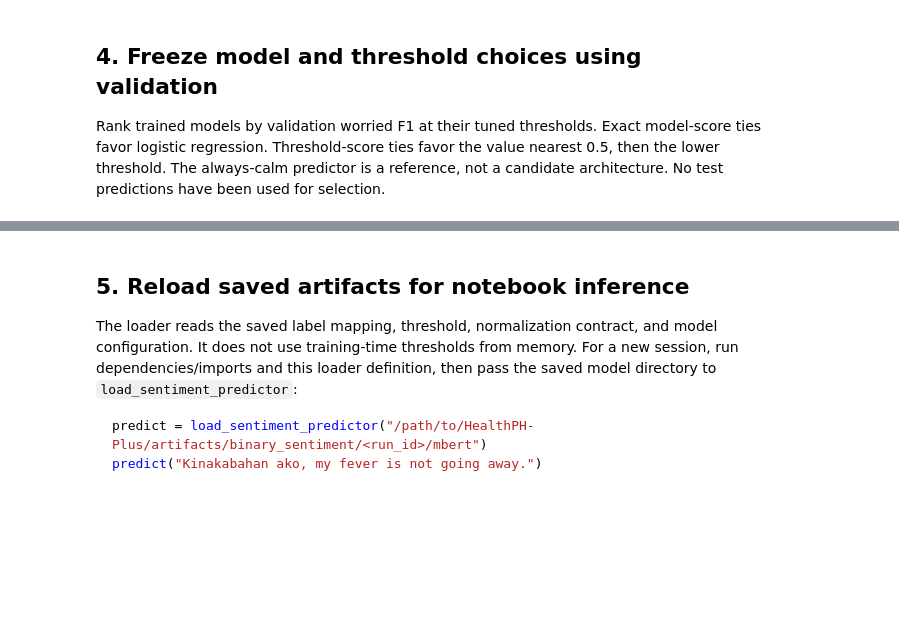
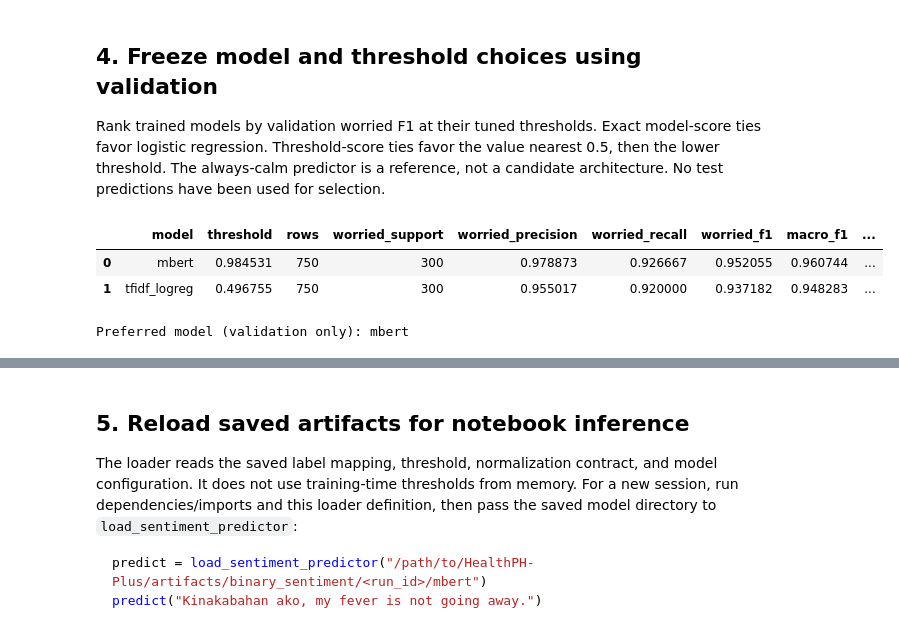
Before and after one commit to healthph-plus/HealthPH-Plus, a Jupyter notebook: notebooks/05_binary_sentiment_mbert.ipynb, the cells around one changed output, grey strips where cells are left out. Cells and saved outputs as stored; diff of their text form; code cells hidden in the pictures; blank space fills up the shorter version.

```diff
--- a/notebooks/05_binary_sentiment_mbert.ipynb
+++ b/notebooks/05_binary_sentiment_mbert.ipynb
@@ -559,27 +597,33 @@ not a candidate architecture. No test predictions have been used for selection.
 # %%
 validation_rows = []
 for name, probabilities in validation_probabilities.items():
     metrics, _ = metrics_at_threshold(val_df['label'], probabilities, thresholds[name])
     validation_rows.append({'model': name, **metrics})
 validation_table = pd.DataFrame(validation_rows)
 validation_table['tie_priority'] = validation_table['model'].map({'tfidf_logreg': 0, 'mbert': 1})
 validation_table = validation_table.sort_values(
     ['worried_f1', 'tie_priority'], ascending=[False, True], kind='stable',
 ).drop(columns='tie_priority').reset_index(drop=True)
 preferred_model = validation_table.iloc[0]['model']
 frozen_thresholds = dict(thresholds)
 selection_payload = {
+    'evaluation_source': data_quality_summary['evaluation_source'],
     'preferred_model': preferred_model,
     'comparison_complete': RUN_MBERT,
     'selection_metric': 'validation worried F1 at validation-tuned threshold',
     'model_tie_break': 'tfidf_logreg',
     'threshold_tie_break': 'closest to 0.5, then lower threshold',
     'thresholds': frozen_thresholds,
 }
 RUN_DIR.mkdir(parents=True, exist_ok=True)
 (RUN_DIR / 'selection.json').write_text(json.dumps(selection_payload, indent=2), encoding='utf-8')
 display(validation_table)
 print('Preferred model (validation only):', preferred_model)
+# %% [output]
+|  | model | threshold | rows | worried_support | worried_precision | worried_recall | worried_f1 | macro_f1 | ... |
+| 0 | mbert | 0.984531 | 750 | 300 | 0.978873 | 0.926667 | 0.952055 | 0.960744 | ... |
+| 1 | tfidf_logreg | 0.496755 | 750 | 300 | 0.955017 | 0.920000 | 0.937182 | 0.948283 | ... |
+Preferred model (validation only): mbert
 # %%
 # Freeze choices above BEFORE evaluating test. Do not select models using this table.
 test_probabilities = {'tfidf_logreg': baseline_model.predict_proba(test_df['text'])[:, 1]}
```
Also changed, not shown: parts of 10 cells of this notebook, 35 other files.
